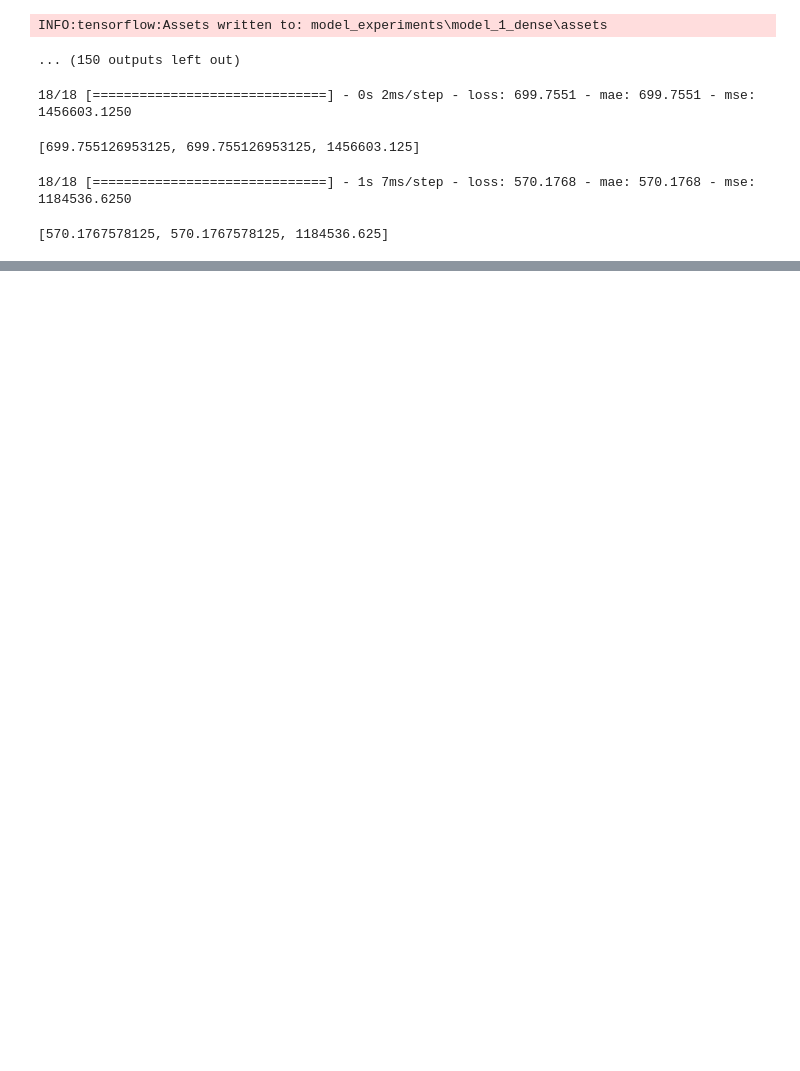
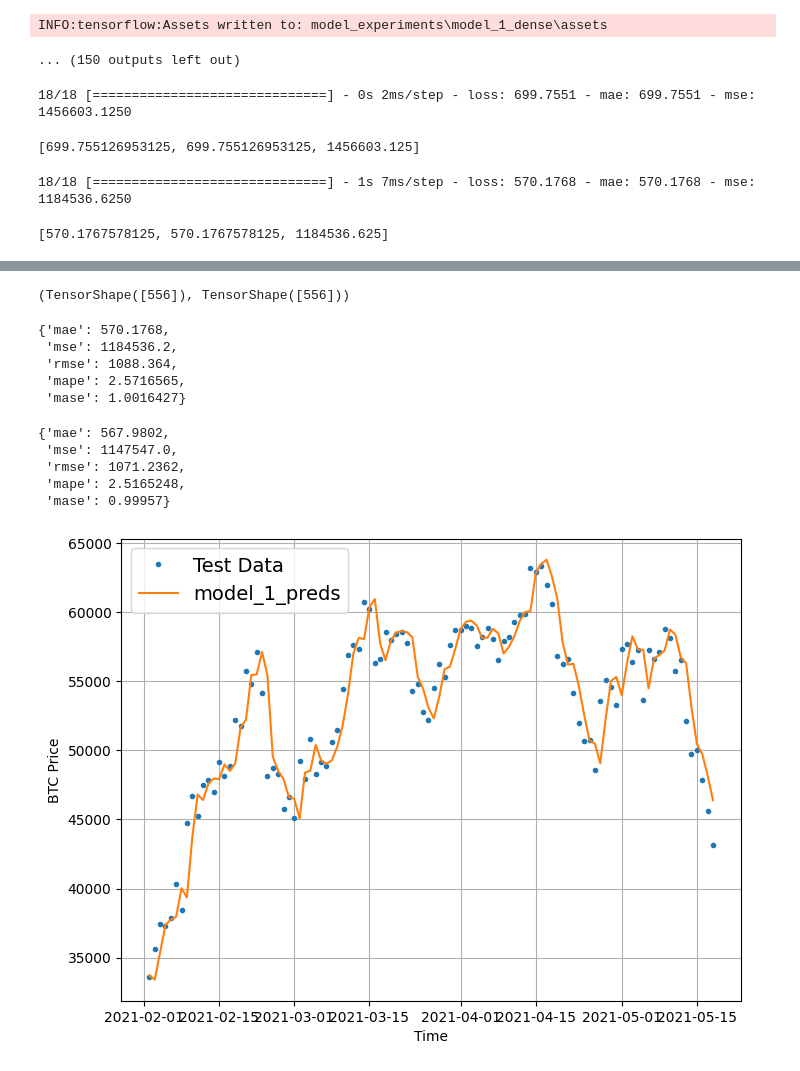
Before and after one commit to harshd23/BitForecast, a Jupyter notebook: BitForecast.ipynb, the cells around one changed output, grey strips where cells are left out. Cells and saved outputs as stored; diff of their text form; code cells hidden in the pictures; blank space fills up the shorter version.

Commit message:
Added: Function to predict with models & Visualize Model_1.

```diff
--- a/BitForecast.ipynb
+++ b/BitForecast.ipynb
@@ -675,0 +686,11 @@ model_1.evaluate(test_windows, test_labels)
+# %%
+def make_preds(model, input_data):
+  """
+  Uses model to make predictions input_data.
+  """
+  forecast = model.predict(input_data)
+  return tf.squeeze(forecast) # return 1D array of predictions
+# %%
+# Make predictions using model_1 on the test dataset and view results
+model_1_preds = make_preds(model_1, test_windows)
+len(model_1_preds), model_1_preds[:10]
@@ -675,0 +703,40 @@ model_1.evaluate(test_windows, test_labels)
+# %%
+tf.squeeze(test_labels).shape, model_1_preds.shape
+# %% [output]
+(TensorShape([556]), TensorShape([556]))
+# %%
+# Evaluate preds
+model_1_results = evaluate_preds(y_true=tf.squeeze(test_labels),
+                                 y_pred=model_1_preds)
+model_1_results
+# %% [output]
+{'mae': 570.1768,
+ 'mse': 1184536.2,
+ 'rmse': 1088.364,
+ 'mape': 2.5716565,
+ 'mase': 1.0016427}
+# %%
+naive_results
+# %% [output]
+{'mae': 567.9802,
+ 'mse': 1147547.0,
+ 'rmse': 1071.2362,
+ 'mape': 2.5165248,
+ 'mase': 0.99957}
+# %%
+# Let's plot our model 1 predictions
+offset = 450
+plt.figure(figsize=(8, 6))
+# Account for the test_window offset and index into test_labels to ensure correct plotting
+plot_time_series(timesteps=X_test[-len(test_windows):],
+                 values=test_labels[:, 0],
+                 start=offset,
+                 label="Test Data")
+
+plot_time_series(timesteps=X_test[-len(test_windows):],
+                 values=model_1_preds,
+                 start=offset,
+                 format="-",
+                 label="model_1_preds")
+# %% [output]
+[figure, added]
```
Also changed, not shown: parts of 2 cells of this notebook.
